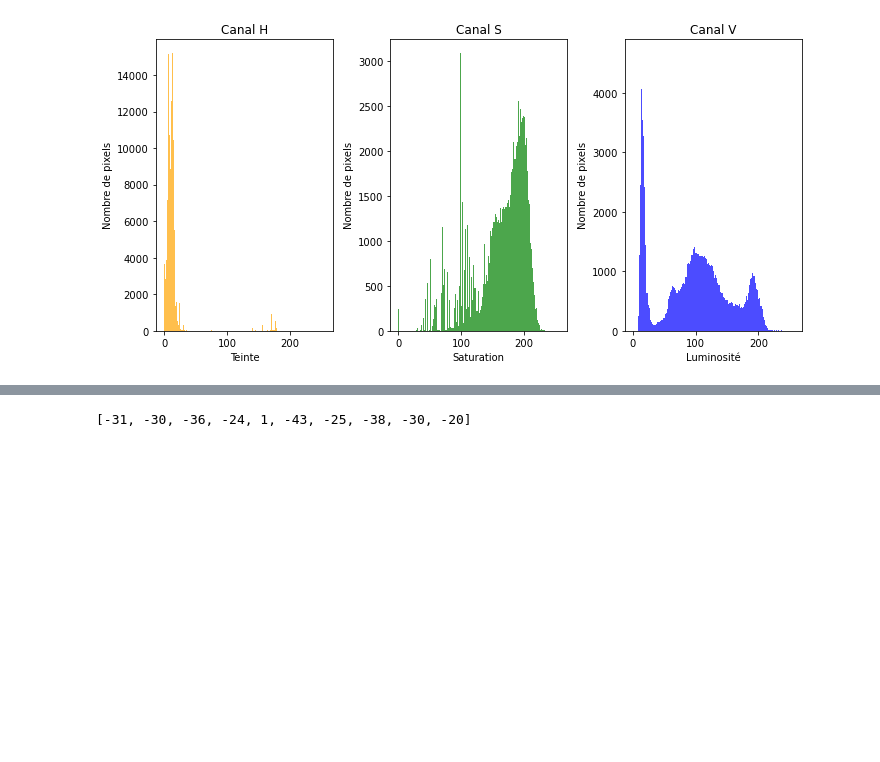
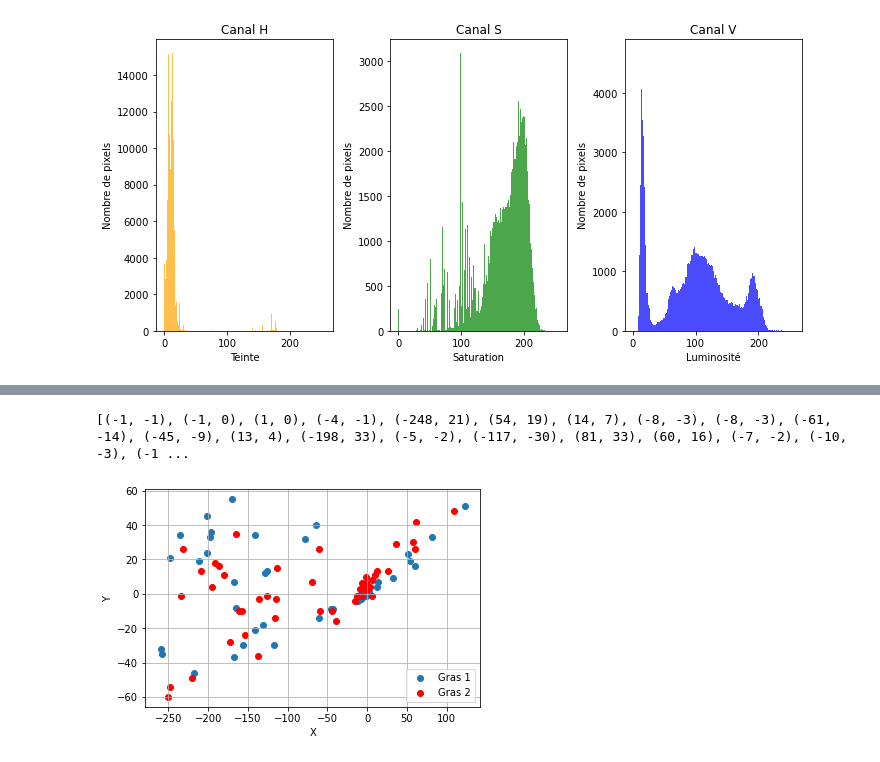
Before and after one commit to Unissia/AIA, a Jupyter notebook: Traitement_automatisé.ipynb, the cells around one changed output, grey strips where cells are left out. Drawn from its saved outputs; the diff is of its cells as text; code cells hidden in the pictures; blank space fills up the shorter version.

```diff
--- a/Traitement_automatisé.ipynb
+++ b/Traitement_automatisé.ipynb
@@ -1158,4 +1216,22 @@ ValueError: max() arg is an empty sequence
-# %%
-print(muscle_measures)
-# %% [output]
-[-31, -30, -36, -24, 1, -43, -25, -38, -30, -20]
+# %%
+# Différence des points de mesures :
+print(PG1_difference)
+# Extraire les coordonnées x et y
+x_1 = [point[0] for point in PG1_difference]
+y_1 = [point[1] for point in PG1_difference]
+
+x_2 = [point[0] for point in PG2_difference]
+y_2 = [point[1] for point in PG2_difference]
+
+fig, ax = plt.subplots()
+ax.scatter(x_1,y_1, label="Gras 1")
+ax.scatter(x_2,y_2, color='r', label = "Gras 2")
+
+plt.xlabel('X')
+plt.ylabel('Y')
+plt.legend()
+plt.grid(True)
+plt.show()
+# %% [output]
+[(-1, -1), (-1, 0), (1, 0), (-4, -1), (-248, 21), (54, 19), (14, 7), (-8, -3), (-8, -3), (-61, -14), (-45, -9), (13, 4), (-198, 33), (-5, -2), (-117, -30), (81, 33), (60, 16), (-7, -2), (-10, -3), (-1 ...
+[figure, added]
```
Also changed, not shown: parts of 5 cells of this notebook.
